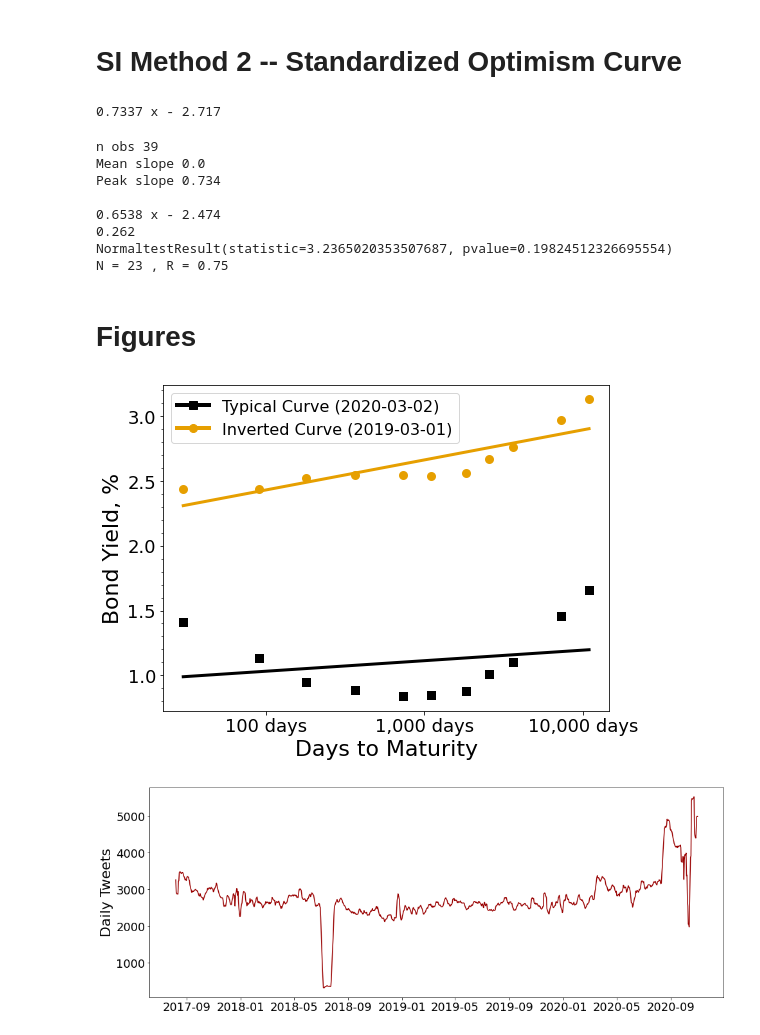
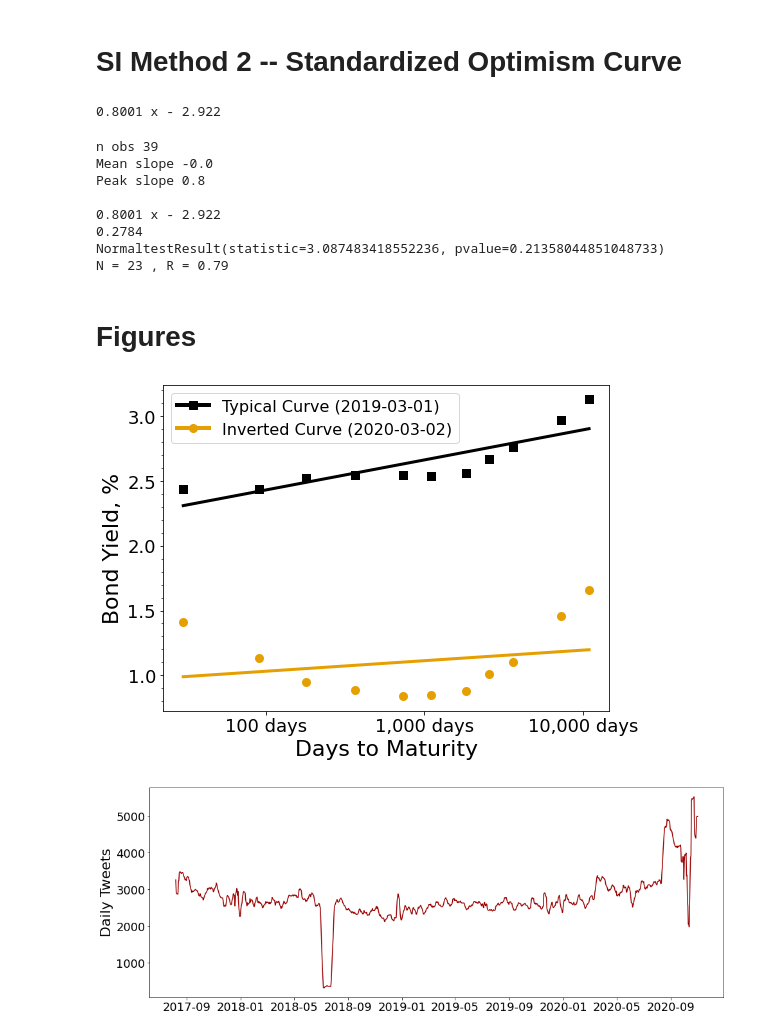
Before and after one commit to CalvinIsch/agents, a Jupyter notebook: Optimism_curve_SI.ipynb, the cells around one changed output. Drawn from its saved outputs; the diff is of its cells as text; code cells hidden in the pictures.

Commit message:
Minor Updates to code and plots

```diff
--- a/Optimism_curve_SI.ipynb
+++ b/Optimism_curve_SI.ipynb
@@ -121,6 +121,29 @@ Monthly p range 0.0 0.232
 | 32 | 2020-04-01 | 0.003572 | 0.074705 | 0.001308 | 0.11 | 0.6218 |
 # %% [markdown]
 # SI Method 2 -- Standardized Optimism Curve
+# %%
+df_main = df.copy()
+df_main = df_main.loc[df.vader != 0]
+df_main.created_at = pd.to_datetime(df_main['created_at'])
+
+# Get a list of the mean for each phrase for each month
+all_phrases_2 = []
+months = []
+all_means = []
+
+for i in range(len(all_months)-1):
+    # Get the appropriate month
+
+    # Select only tweets in these dates
+    mask = (pd.Timestamp(all_months[i]+' 00:00:00+0000') <= df_main['created_at']) & (df_main['created_at'] < pd.Timestamp(all_months[i + 1]+' 00:00:00+0000'))
+    df_t = df_main.loc[mask]
+
+    for phrase in all_phrases:
+        months.append(all_months[i])
+        all_phrases_2.append(phrase)
+        all_means.append(df_t.loc[df_t['phrase'] == phrase].vader.mean())
+
+df_stats = pd.DataFrame({'date':months,'phrase':all_phrases_2, 'mean':all_means})
 # %%
 all_zs = []
 months = list(df_stats['date'])
@@ -179,28 +202,28 @@ df_curves['MSE'] = mse
 df_curves['Cor'] = cors
 df_curves['P'] = ps
 # %% [output]
-0.7337 x - 2.717
+0.8001 x - 2.922
 # %%
 print("n obs",df_curves.months.count())
 
 print('Mean slope',round(df_curves['lin_rel'].mean(),3))
 print('Peak slope',round(df_curves['lin_rel'].max(),3))
-coef = np.polyfit(x,df_stats.loc[df_stats.date =='2020-03-01']['z-score'],1)
+coef = np.polyfit(x,df_stats.loc[df_stats.date =='2020-04-01']['z-score'],1)
 poly1d_fn = np.poly1d(coef)
 print(poly1d_fn)
-print(.743*4 - 2.71)
+print(.8001*4 - 2.922)
 
-print(stats.normaltest(df_stats.loc[df_stats.date =='2020-03-01']['z-score']))
+print(stats.normaltest(df_stats.loc[df_stats.date =='2020-04-01']['z-score']))
 print("N =",len(all_phrases),', R =',df_curves['Cor'].max())
 # %% [output]
 n obs 39
-Mean slope 0.0
-Peak slope 0.734
+Mean slope -0.0
+Peak slope 0.8
 
-0.6538 x - 2.474
-0.262
-NormaltestResult(statistic=3.2365020353507687, pvalue=0.19824512326695554)
-N = 23 , R = 0.75
+0.8001 x - 2.922
+0.2784
+NormaltestResult(statistic=3.087483418552236, pvalue=0.21358044851048733)
+N = 23 , R = 0.79
 # %% [markdown]
 # Figures
 # %%
@@ -236,41 +259,41 @@ x = [30,90,180,365,730,1095,1825,2555,3650,7300,10950]
 x = [np.log10(y) for y in x]
 x_poly = []
 for m in range(len(x)-1):
     if m == 0:
         x_a = 0
     else:
         x_a = x[m-1]
     x_b = x[m]
     for n in [.2,.4,.6,.8,1]:
         x_poly.append(x_a + (x_b - x_a) * n)
 
+coef = np.polyfit(x,all_tweets_1,1)
+poly1d_fn = np.poly1d(coef)
+axs.plot(x, all_tweets_1, marker='s', color = "black",linestyle='None',mew=3)
+axs.plot(x, poly1d_fn(x), '-',color='black',lw=3)
+
 coef = np.polyfit(x,all_tweets_2,1)
 poly1d_fn = np.poly1d(coef)
-axs.plot(x, all_tweets_2, marker='s', color = "black",linestyle='None',mew=3)
-axs.plot(x, poly1d_fn(x), '-',color='black',lw=3)
-
-coef = np.polyfit(x,all_tweets_1,1)
-poly1d_fn = np.poly1d(coef)
-axs.plot(x, all_tweets_1, marker='o', color = "#E69F00",linestyle='None',mew=3)
+axs.plot(x, all_tweets_2, marker='o', color = "#E69F00",linestyle='None',mew=3)
 axs.plot(x, poly1d_fn(x), '-',color='#E69F00',lw=3)
 
 
 axs.set_ylabel("Bond Yield, %", fontsize = 22)
 axs.set_xlabel("Days to Maturity", fontsize = 22)
 custom_lines = [Line2D([0], [0], color='black',  lw=4, marker='s',ms=8),
                 Line2D([0], [0], color='#E69F00', lw=4, marker='o',ms=8)]
-axs.legend(custom_lines,["Typical Curve ("+str(all_months[1])[:10]+')',"Inverted Curve ("+str(all_months[0])[:10]+')'],fontsize = 16)
+axs.legend(custom_lines,["Typical Curve ("+str(all_months[0])[:10]+')',"Inverted Curve ("+str(all_months[1])[:10]+')'],fontsize = 16)
 axs.tick_params(labelsize=18)
 axs.yaxis.set_major_locator(mticker.MultipleLocator(0.5))
 axs.yaxis.set_minor_locator(mticker.MultipleLocator(0.1))
 axs.xaxis.set_major_locator(mticker.MultipleLocator(1))
 axs.set_xticklabels(('','100 days','1,000 days','10,000 days'))
 
 
 plt.savefig("plots/Treasury-Bond_Yield-Curve-SI.png",dpi=400)
 plt.show()
 # %% [output]
-[figure, old version]
+[figure, new version]
 # %%
 
 
```
Also changed, not shown: parts of 3 cells of this notebook, 2 other files.
